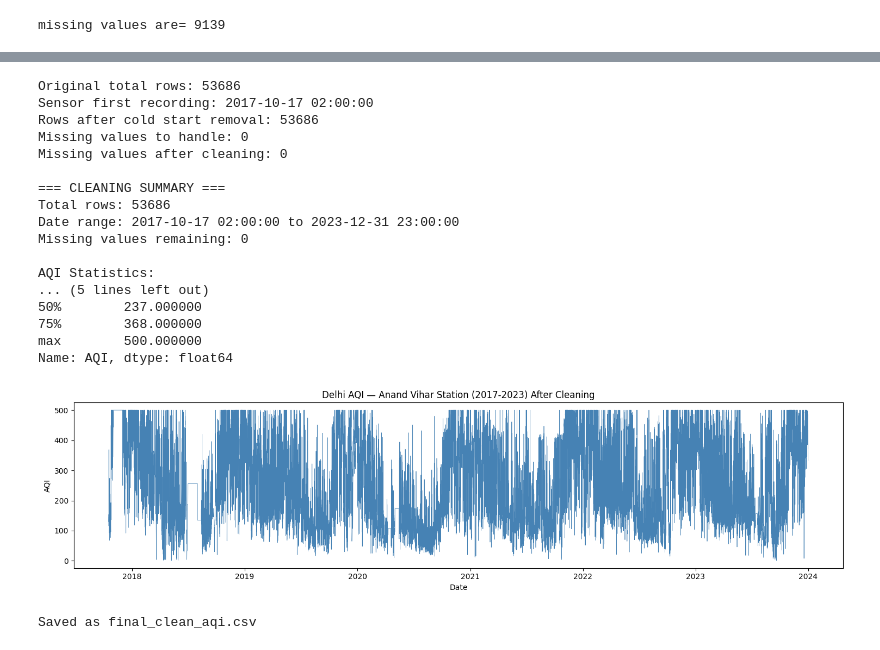
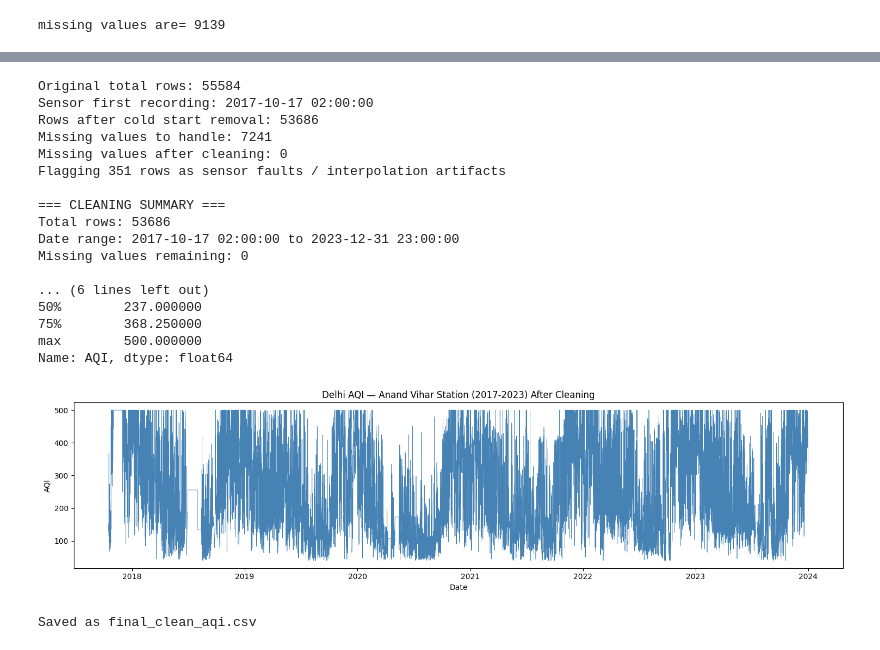
Before and after one commit to veneya/Delhi-AQI-Prediction, a Jupyter notebook: Notebooks/MissingDataHandling.ipynb, the cells around one changed output, grey strips where cells are left out. Cells and saved outputs as stored; diff of their text form; code cells hidden in the pictures.

Commit message:
irrealistic data handled

```diff
--- a/Notebooks/MissingDataHandling.ipynb
+++ b/Notebooks/MissingDataHandling.ipynb
@@ -50,43 +72,60 @@ print(f"Missing values after cleaning: {df['AQI_Clean'].isna().sum()}")
 df = df.drop(columns=['AQI', 'YearMonth'])
 df = df.rename(columns={'AQI_Clean': 'AQI'})
 
+#Layer 5: dropping aqi value below 40 to make data realistic because anand vihar never expereinces this low aqi
+REALISTIC_FLOOR = 40
+
+fault_mask = df['AQI'] < REALISTIC_FLOOR
+print(f"Flagging {fault_mask.sum()} rows as sensor faults / interpolation artifacts")
+
+df.loc[fault_mask, 'AQI'] = np.nan
+
+df['AQI'] = df['AQI'].ffill(limit=6)
+df['AQI'] = df['AQI'].interpolate(method='linear', limit=24, limit_direction='both')
+
+df['YearMonth'] = df['Datetime'].dt.to_period('M')
+monthly_avg = df.groupby('YearMonth')['AQI'].transform('mean')
+df['AQI'] = df['AQI'].fillna(monthly_avg)
+df['AQI'] = df['AQI'].fillna(df['AQI'].mean())
+df = df.drop(columns=['YearMonth'])
+
 # ── Step 5: Verification ───────────────────────────────────────────────────
 print("\n=== CLEANING SUMMARY ===")
 print(f"Total rows: {len(df)}")
 print(f"Date range: {df['Datetime'].min()} to {df['Datetime'].max()}")
 print(f"Missing values remaining: {df['AQI'].isna().sum()}")
 print(f"\nAQI Statistics:")
 print(df['AQI'].describe())
 
 # Overview plot
 plt.figure(figsize=(15,4))
 plt.plot(df['Datetime'], df['AQI'], linewidth=0.5, color='steelblue')
 plt.title('Delhi AQI — Anand Vihar Station (2017-2023) After Cleaning')
 plt.xlabel('Date')
 plt.ylabel('AQI')
 plt.tight_layout()
 plt.show()
 
 # Save
 df.to_csv("../Dataset/final_clean_aqi.csv", index=False)
 print("\nSaved as final_clean_aqi.csv")
 # %% [output]
-Original total rows: 53686
+Original total rows: 55584
 Sensor first recording: 2017-10-17 02:00:00
 Rows after cold start removal: 53686
-Missing values to handle: 0
+Missing values to handle: 7241
 Missing values after cleaning: 0
+Flagging 351 rows as sensor faults / interpolation artifacts
 
 === CLEANING SUMMARY ===
 Total rows: 53686
 Date range: 2017-10-17 02:00:00 to 2023-12-31 23:00:00
 Missing values remaining: 0
 
-AQI Statistics:
-... (5 lines left out)
+... (6 lines left out)
 50%        237.000000
-75%        368.000000
+75%        368.250000
 max        500.000000
 Name: AQI, dtype: float64
-[figure, old version]
+[figure, new version]
 Saved as final_clean_aqi.csv
```
Also changed, not shown: parts of 1 cell of this notebook, 1 other file.
